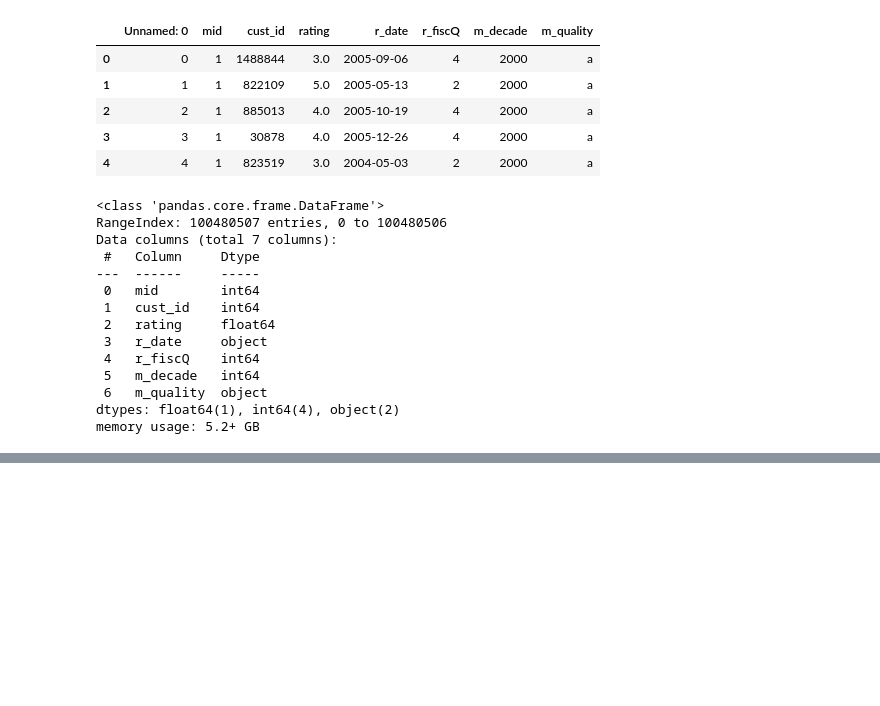
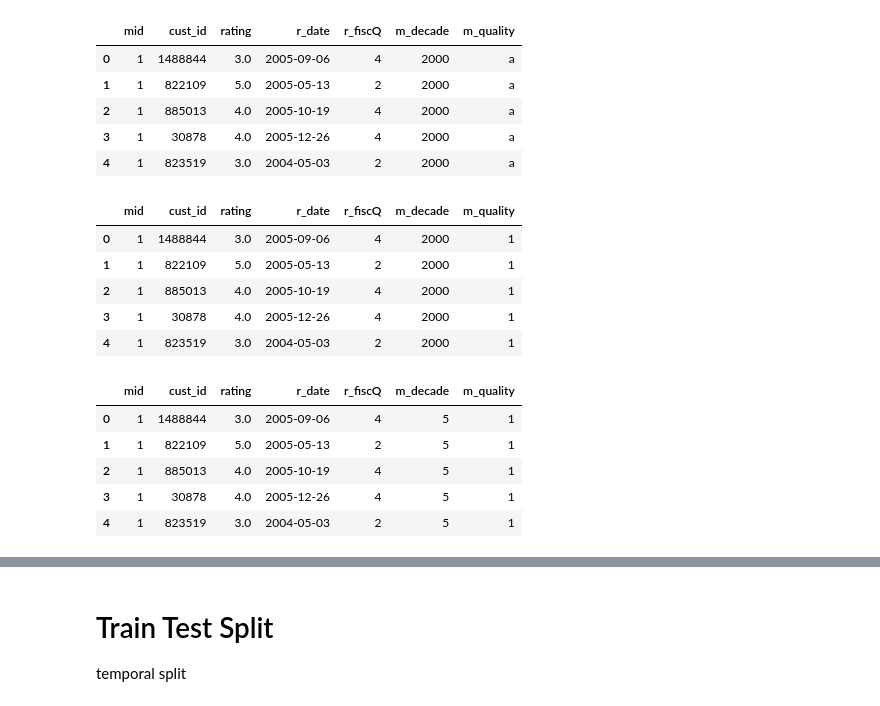
Before and after one commit to leo-schell/IntentionalDiversity_RecSystems, a Jupyter notebook: Modeling_KNN.ipynb, the cells around one changed output, grey strips where cells are left out. Cells and saved outputs as stored; diff of their text form; code cells hidden in the pictures; blank space fills up the shorter version.

```diff
--- a/Modeling_KNN.ipynb
+++ b/Modeling_KNN.ipynb
@@ -12,29 +15,36 @@ import time
 [interactive output not drawn]
 # %%
 data = pd.read_csv('data/final_df.csv')
+data = data.drop(['Unnamed: 0'], axis=1)
 data.head()
 # %% [output]
-|  | Unnamed: 0 | mid | cust_id | rating | r_date | r_fiscQ | m_decade | m_quality |
-| 0 | 0 | 1 | 1488844 | 3.0 | 2005-09-06 | 4 | 2000 | a |
-| 1 | 1 | 1 | 822109 | 5.0 | 2005-05-13 | 2 | 2000 | a |
-| 2 | 2 | 1 | 885013 | 4.0 | 2005-10-19 | 4 | 2000 | a |
-| 3 | 3 | 1 | 30878 | 4.0 | 2005-12-26 | 4 | 2000 | a |
-| 4 | 4 | 1 | 823519 | 3.0 | 2004-05-03 | 2 | 2000 | a |
+|  | mid | cust_id | rating | r_date | r_fiscQ | m_decade | m_quality |
+| 0 | 1 | 1488844 | 3.0 | 2005-09-06 | 4 | 2000 | a |
+| 1 | 1 | 822109 | 5.0 | 2005-05-13 | 2 | 2000 | a |
+| 2 | 1 | 885013 | 4.0 | 2005-10-19 | 4 | 2000 | a |
+| 3 | 1 | 30878 | 4.0 | 2005-12-26 | 4 | 2000 | a |
+| 4 | 1 | 823519 | 3.0 | 2004-05-03 | 2 | 2000 | a |
-# %%
-data = data.drop(['Unnamed: 0'], axis=1)
-data.info()
-# %% [output]
-<class 'pandas.core.frame.DataFrame'>
-RangeIndex: 100480507 entries, 0 to 100480506
-Data columns (total 7 columns):
- #   Column     Dtype
----  ------     -----
- 0   mid        int64
- 1   cust_id    int64
- 2   rating     float64
- 3   r_date     object
- 4   r_fiscQ    int64
- 5   m_decade   int64
- 6   m_quality  object
-dtypes: float64(1), int64(4), object(2)
-memory usage: 5.2+ GB
+# %%
+def m_quality_fix(row):
+    '''
+    fixes categorical vars in m_quality
+    '''
+
+    if row['m_quality'] == 'd':
+        return 4
+    elif row['m_quality'] == 'c':
+        return 3
+    elif row['m_quality'] == 'b':
+        return 2
+    elif row['m_quality'] == 'a':
+        return 1
+# %%
+data['m_quality'] = data.apply(m_quality_fix, axis=1)
+data.head()
+# %% [output]
+|  | mid | cust_id | rating | r_date | r_fiscQ | m_decade | m_quality |
+| 0 | 1 | 1488844 | 3.0 | 2005-09-06 | 4 | 2000 | 1 |
+| 1 | 1 | 822109 | 5.0 | 2005-05-13 | 2 | 2000 | 1 |
+| 2 | 1 | 885013 | 4.0 | 2005-10-19 | 4 | 2000 | 1 |
+| 3 | 1 | 30878 | 4.0 | 2005-12-26 | 4 | 2000 | 1 |
+| 4 | 1 | 823519 | 3.0 | 2004-05-03 | 2 | 2000 | 1 |
@@ -41,4 +68,18 @@ memory usage: 5.2+ GB
+# %%
+data['m_decade'] = data.apply(decade_fix, axis=1)
+data.head()
+# %% [output]
+|  | mid | cust_id | rating | r_date | r_fiscQ | m_decade | m_quality |
+| 0 | 1 | 1488844 | 3.0 | 2005-09-06 | 4 | 5 | 1 |
+| 1 | 1 | 822109 | 5.0 | 2005-05-13 | 2 | 5 | 1 |
+| 2 | 1 | 885013 | 4.0 | 2005-10-19 | 4 | 5 | 1 |
+| 3 | 1 | 30878 | 4.0 | 2005-12-26 | 4 | 5 | 1 |
+| 4 | 1 | 823519 | 3.0 | 2004-05-03 | 2 | 5 | 1 |
 # %%
 %notify
 # %% [output]
 [interactive output not drawn]
+# %% [markdown]
+# Train  Test Split
+
+temporal split
```
Also changed, not shown: parts of 21 cells of this notebook.
